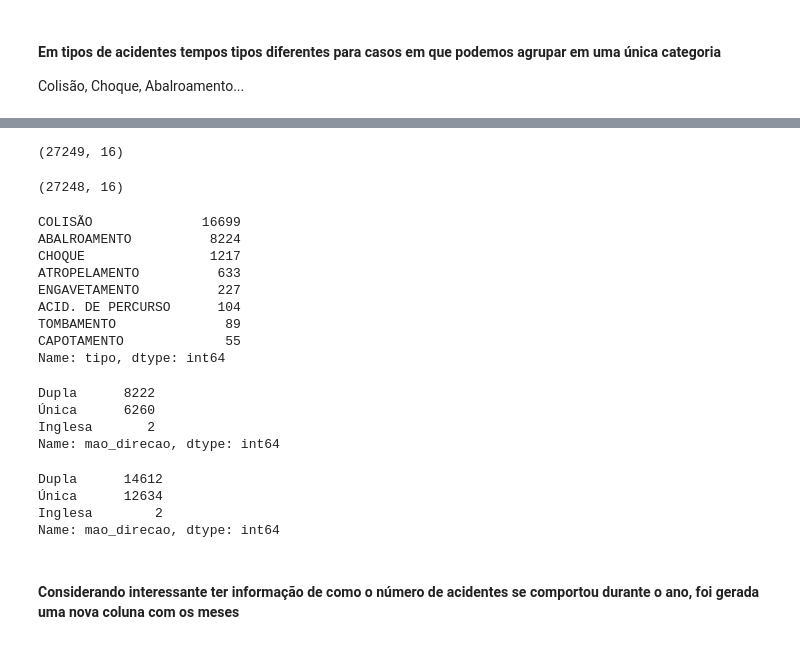
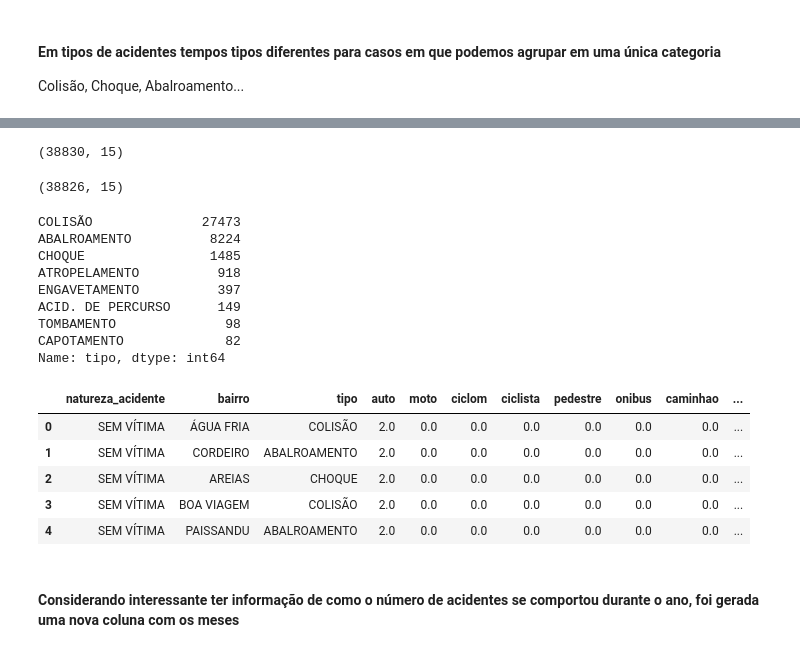
Before and after one commit to eduardoluiz7/IF697---Projeto-Ci-ncia-de-Dados, a Jupyter notebook: Projeto1.ipynb, the cells around one changed output, grey strips where cells are left out. Saved outputs shown, nothing was run; the diff lists cells and outputs as text; code cells hidden in the pictures.

```diff
--- a/Projeto1 DataScience.ipynb
+++ b/Projeto1.ipynb
@@ -15,6 +15,7 @@ plt.style.use('ggplot')
 df_2020 = pd.read_csv('http://dados.recife.pe.gov.br/dataset/44087d2d-73b5-4ab3-9bd8-78da7436eed1/resource/fc1c8460-0406-4fff-b51a-e79205d1f1ab/download/acidentes_2020-novo.csv', sep=';')
 df_2019 = pd.read_csv('http://dados.recife.pe.gov.br/dataset/44087d2d-73b5-4ab3-9bd8-78da7436eed1/resource/3531bafe-d47d-415e-b154-a881081ac76c/download/acidentes-2019.csv', sep=';')
 df_2018 = pd.read_csv('http://dados.recife.pe.gov.br/dataset/44087d2d-73b5-4ab3-9bd8-78da7436eed1/resource/2485590a-3b35-4ad0-b955-8dfc36b61021/download/acidentes_2018.csv', sep=';')
+df_2017 = pd.read_csv('http://dados.recife.pe.gov.br/dataset/44087d2d-73b5-4ab3-9bd8-78da7436eed1/resource/ff3429de-2dda-4747-b35d-aa51bbf8d1f4/download/acidentes_2017.csv', sep=';')
 # %%
 df_2018.columns
 # %% [output]
@@ -30,7 +31,7 @@ Index(['DATA', 'hora', 'natureza_acidente', 'situacao', 'bairro', 'endereco',
        'divisao_via3'],
       dtype='object')
 # %%
-main_df = pd.concat([df_2020, df_2019, df_2018])
+main_df = pd.concat([df_2020, df_2019, df_2018, df_2017])
 # %%
 main_df.shape
 # %% [output]
@@ -405,7 +407,7 @@ main_df['tipo'] = main_df['tipo'].apply(renameTypes)
 # %%
 main_df.shape
 # %% [output]
-(27249, 16)
+(38830, 15)
 # %%
 main_df = main_df[main_df['tipo'] !='0']
 main_df = main_df[main_df['tipo'] !='SUBURBIO']
@@ -413,24 +415,27 @@ main_df = main_df[main_df['tipo'] !='NATUREZA']
 # %%
 main_df.shape
 # %% [output]
-(27248, 16)
+(38826, 15)
 # %%
 main_df['tipo'].value_counts()
 # %% [output]
-COLISÃO              16699
+COLISÃO              27473
 ABALROAMENTO          8224
-CHOQUE                1217
-ATROPELAMENTO          633
-ENGAVETAMENTO          227
-ACID. DE PERCURSO      104
-TOMBAMENTO              89
-CAPOTAMENTO             55
+CHOQUE                1485
+ATROPELAMENTO          918
+ENGAVETAMENTO          397
+ACID. DE PERCURSO      149
+TOMBAMENTO              98
+CAPOTAMENTO             82
 Name: tipo, dtype: int64
 # %%
-main_df['mao_direcao'].value_counts()
+acidentes_group = main_df.drop(['data', 'vitimas', 'vitimasfatais'], axis=1)
+acidentes_group.head()
 # %% [output]
-Dupla      8222
-Única      6260
-Inglesa       2
-Name: mao_direcao, dtype: int64
+|  | natureza_acidente | bairro | tipo | auto | moto | ciclom | ciclista | pedestre | onibus | caminhao | ... |
+| 0 | SEM VÍTIMA | ÁGUA FRIA | COLISÃO | 2.0 | 0.0 | 0.0 | 0.0 | 0.0 | 0.0 | 0.0 | ... |
+| 1 | SEM VÍTIMA | CORDEIRO | ABALROAMENTO | 2.0 | 0.0 | 0.0 | 0.0 | 0.0 | 0.0 | 0.0 | ... |
+| 2 | SEM VÍTIMA | AREIAS | CHOQUE | 2.0 | 0.0 | 0.0 | 0.0 | 0.0 | 0.0 | 0.0 | ... |
+| 3 | SEM VÍTIMA | BOA VIAGEM | COLISÃO | 2.0 | 0.0 | 0.0 | 0.0 | 0.0 | 0.0 | 0.0 | ... |
+| 4 | SEM VÍTIMA | PAISSANDU | ABALROAMENTO | 2.0 | 0.0 | 0.0 | 0.0 | 0.0 | 0.0 | 0.0 | ... |
 # %%
@@ -447,7 +442,0 @@ main_df['mao_direcao'] = main_df['mao_direcao'].apply(mao)
-# %%
-main_df['mao_direcao'].value_counts()
-# %% [output]
-Dupla      14612
-Única      12634
-Inglesa        2
-Name: mao_direcao, dtype: int64
```
Also changed, not shown: parts of 21 cells of this notebook, 3 other files.
